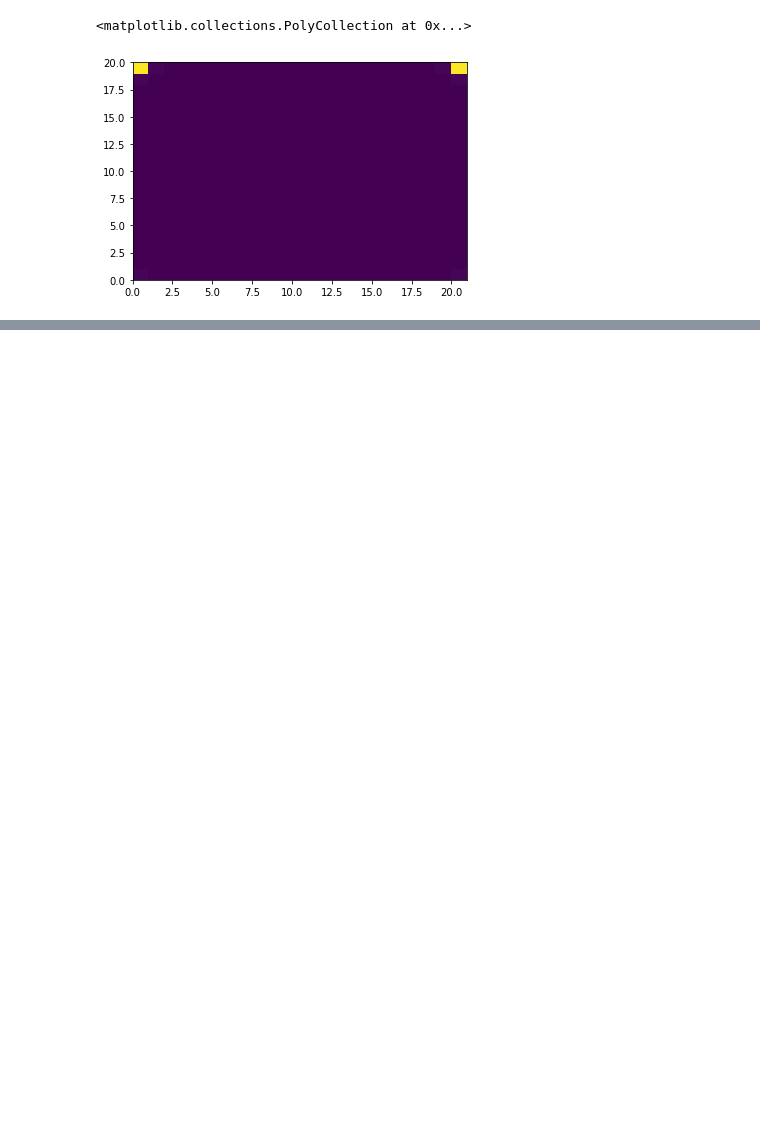
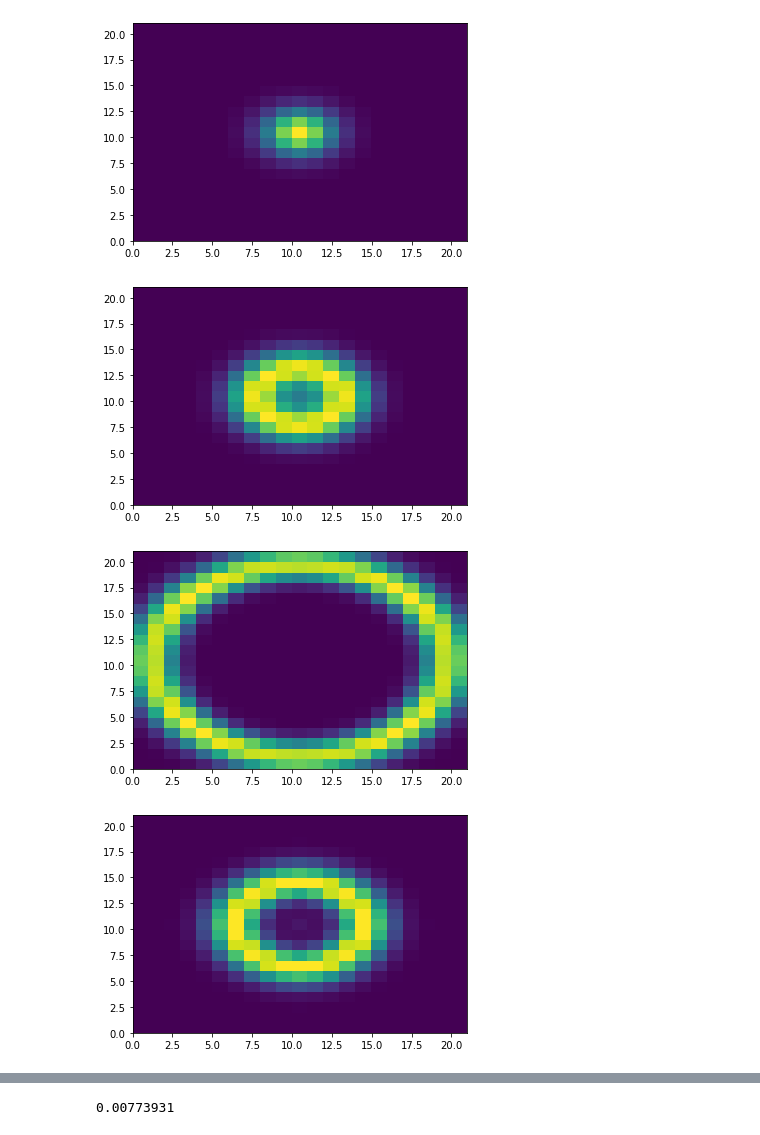
Before and after one commit to PSC-2022-team4/Gross-Pitaevskii-FDM, a Jupyter notebook: visualization/forward_euler.ipynb, the cells around one changed output, grey strips where cells are left out. Saved outputs shown, nothing was run; the diff lists cells and outputs as text; code cells hidden in the pictures; blank space fills up the shorter version.

```diff
--- a/visualization/forward_euler.ipynb
+++ b/visualization/forward_euler.ipynb
@@ -14,13 +25,8 @@ os.listdir(data_home_dir)
 # %%
-folder_name = os.path.join(data_home_dir, '04-06-2022-23-03-27_Forward_Euler_Result')
+folder_name = os.path.join(data_home_dir, '05-06-2022-01-31-15_Forward_Euler_Result')
 # %%
 file_names = sorted(os.listdir(folder_name))
 # %%
 datas = []
 for file_name in file_names:
     datas.append(pd.read_csv(os.path.join(folder_name, file_name)))
-# %%
-plt.pcolor(datas[100].to_numpy())
-# %% [output]
-<matplotlib.collections.PolyCollection at 0x...>
-[figure, removed]
@@ -28,0 +33,9 @@ filename =
+# %%
+for i in range(11):
+    plt.pcolor(datas[i][' probability'].to_numpy().reshape((21, 21)))
+    plt.show()
+# %% [output]
+[figure, added]
+[figure, added]
+[figure, added]
+[figure, added]
@@ -28,0 +49,4 @@ filename =
+# %%
+datas[1][' probability'].to_numpy().reshape((21, 21))[10,10]
+# %% [output]
+0.00773931
```
Also changed, not shown: parts of 5 cells of this notebook, 18 other files.
